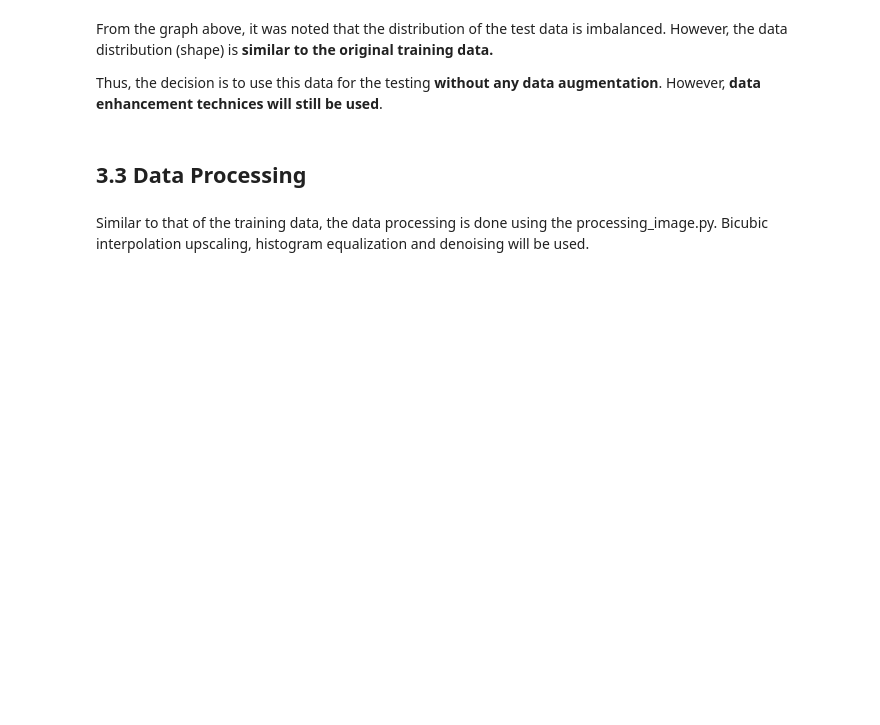
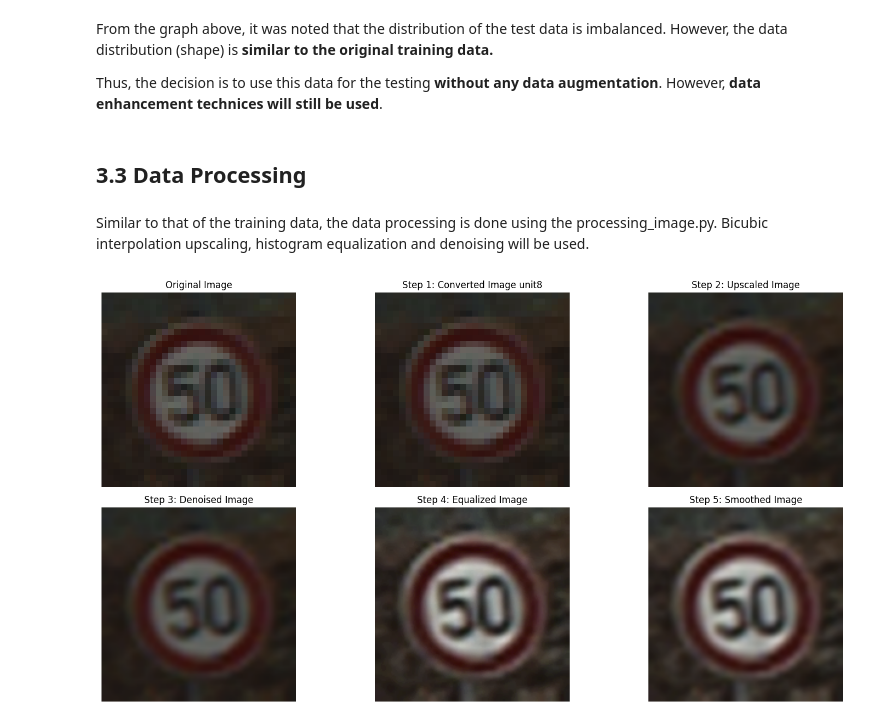
Before and after one commit to Jieoi/traffic_sign_recognition, a Jupyter notebook: test_data_preparation_simple.ipynb, the cells around one changed output. Saved outputs shown, nothing was run; the diff lists cells and outputs as text; code cells hidden in the pictures; blank space fills up the shorter version.

```diff
--- a/test_data_preparation_simple.ipynb
+++ b/test_data_preparation_simple.ipynb
@@ -156,0 +261,47 @@ denoised_images = processing_image.denoise_images_parallel(equalized_images)
+# %%
+idx = np.random.randint(0, len(images))
+
+# Display the original image, upscaled image, equalized image, denoised image, and smoothed image
+plt.figure(figsize=(16, 8))
+
+# Original Image
+plt.subplot(2, 3, 1)
+plt.imshow(images[idx])
+plt.title("Original Image")
+plt.axis("off")
+
+# unit8 Image
+plt.subplot(2, 3, 2)
+plt.imshow(class_images[idx])
+plt.title("Step 1: Converted Image unit8")
+plt.axis("off")
+
+# Upscaled Image
+plt.subplot(2, 3, 3)
+plt.imshow(upscaled_images[idx])
+plt.title("Step 2: Upscaled Image")
+plt.axis("off")
+
+# Denoised Image
+plt.subplot(2, 3, 4)
+plt.imshow(denoised_images[idx])
+plt.title("Step 3: Denoised Image")
+plt.axis("off")
+
+# Equalized Image
+plt.subplot(2, 3, 5)
+plt.imshow(equalized_images[idx])
+plt.title("Step 4: Equalized Image")
+plt.axis("off")
+
+# Smoothed Image
+plt.subplot(2, 3, 6)
+plt.imshow(smoothed_images[idx])
+plt.title("Step 5: Smoothed Image")
+plt.axis("off")
+
+
+plt.tight_layout()
+plt.show()
+# %% [output]
+[figure, added]
```
Also changed, not shown: parts of 54 cells of this notebook.
